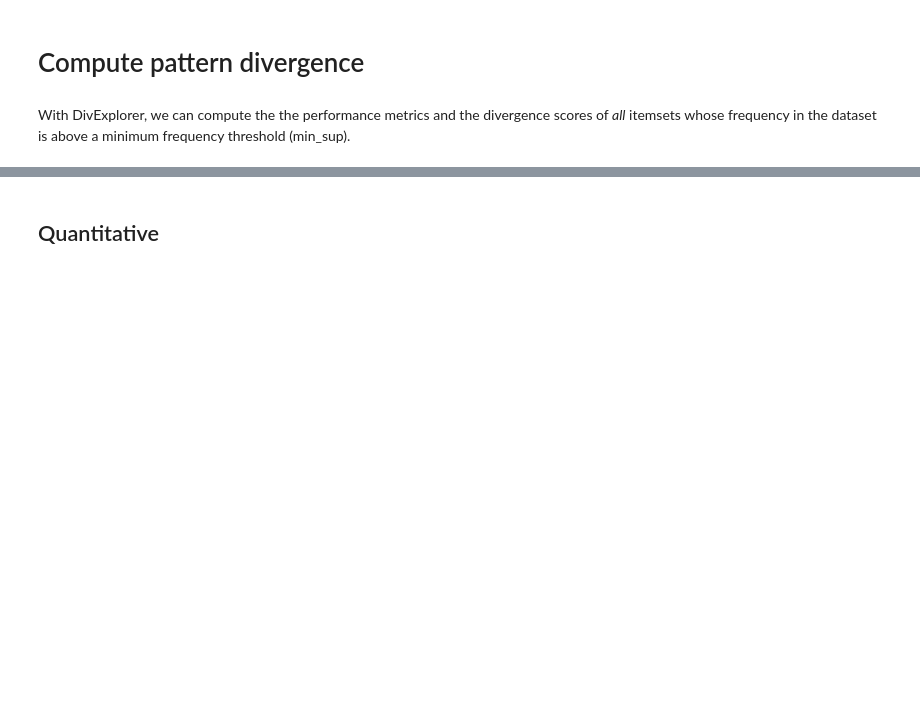
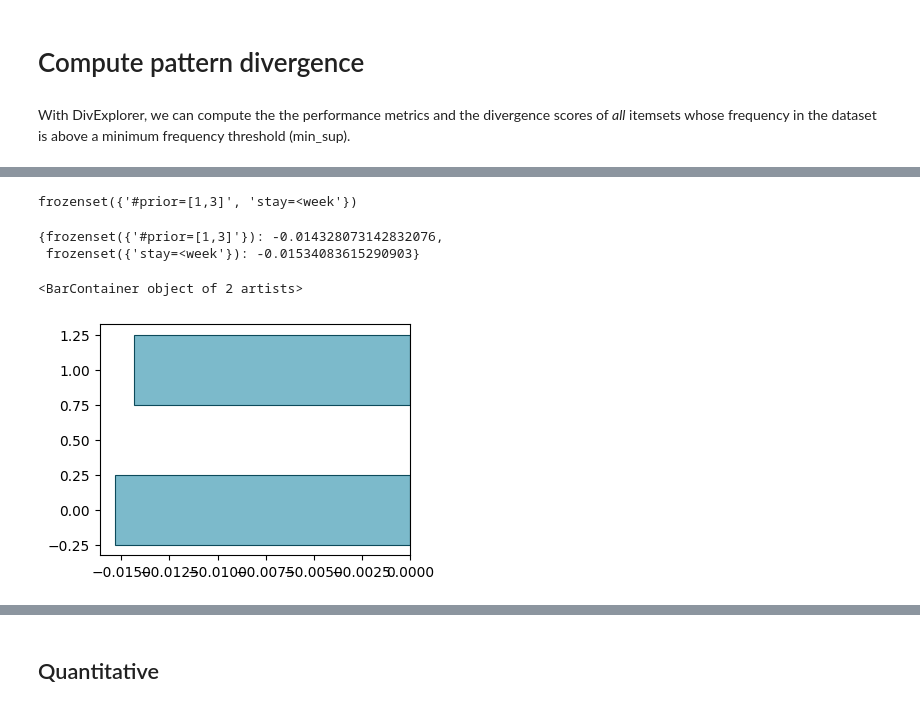
Before and after one commit to divexplorer/divexplorer, a Jupyter notebook: example_compas.ipynb, the cells around one changed output, grey strips where cells are left out. Saved outputs shown, nothing was run; the diff lists cells and outputs as text; code cells hidden in the pictures; blank space fills up the shorter version.

```diff
--- a/example_compas.ipynb
+++ b/example_compas.ipynb
@@ -132,3 +103,40 @@ FP_fm.sort_values(by="support", ascending=False).head(10)
 | 7 | 0.514420 | (race=Afr-Am) | 0.139366 | 0.051052 | 5.046409 | 1 | 3175.0 |
 | 8 | 0.471484 | (charge=F, stay=<week) | 0.088179 | -0.000135 | 0.016780 | 2 | 2910.0 |
 | 9 | 0.460629 | (sex=Male, age=25-45) | 0.096377 | 0.008063 | 0.914899 | 2 | 2843.0 |
+# %%
+from divexplorer.pattern_processor import DivergencePatternProcessor
+
+fp_diver = DivergencePatternProcessor(FP_fm, 'fpr_outcome')
+
+pattern = fp_diver.patterns['itemsets'].iloc[30]
+print(pattern)
+
+sv = fp_diver.shapley_value(pattern)
+sv
+# %% [output]
+frozenset({'#prior=[1,3]', 'stay=<week'})
+{frozenset({'#prior=[1,3]'}): -0.014328073142832076,
+ frozenset({'stay=<week'}): -0.01534083615290903}
+# %%
+import matplotlib.pyplot as plt
+
+fig, ax = plt.subplots(1, 1, figsize=(4,3), dpi=100)
+
+shapleyv_plot = {str(",".join(list(k))): v for k, v in sv.items()}
+
+shapleyv_plot = {
+    k: v for k, v in sorted(shapleyv_plot.items(), key=lambda item: item[1])
+}
+
+ax.barh(
+    range(len(shapleyv_plot)),
+    shapleyv_plot.values(),
+    height=0.5,
+    align="center",
+    color="#7CBACB",
+    linewidth=0.8,
+    edgecolor="#0C4A5B",
+)
+# %% [output]
+<BarContainer object of 2 artists>
+[figure, added]
```
Also changed, not shown: parts of 9 cells of this notebook, 2 other files.
